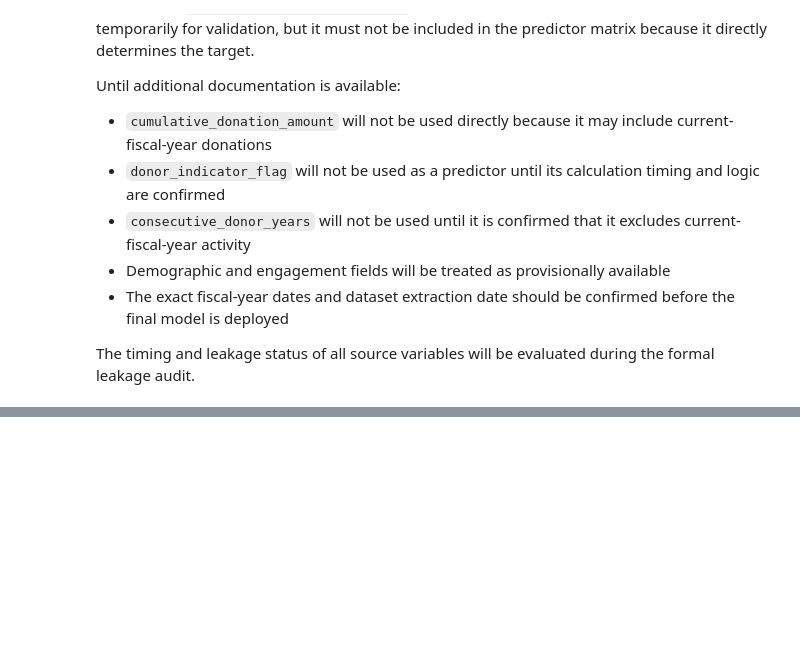
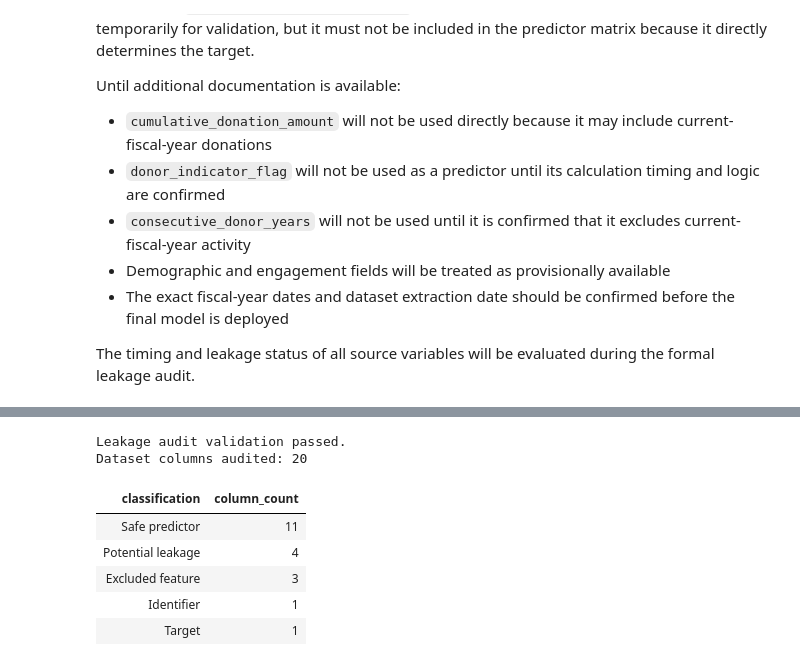
Before and after one commit to MDarkHead/red-cross-donor-prediction, a Jupyter notebook: notebooks/04_feature_engineering.ipynb, the cells around one changed output, grey strips where cells are left out. Drawn from its saved outputs; the diff is of its cells as text; code cells hidden in the pictures; blank space fills up the shorter version.

Commit message:
P4; Task 2: Feature Leakage Assessment Complete

```diff
--- a/notebooks/04_feature_engineering.ipynb
+++ b/notebooks/04_feature_engineering.ipynb
@@ -263,0 +524,57 @@ The timing and leakage status of all source variables will be evaluated during t
+# %%
+# Confirm that each column appears exactly once
+duplicate_audit_columns = leakage_audit["column"].duplicated().sum()
+
+dataset_columns = set(df.columns)
+audited_columns = set(leakage_audit["column"])
+
+missing_audit_columns = sorted(dataset_columns - audited_columns)
+unexpected_audit_columns = sorted(audited_columns - dataset_columns)
+
+invalid_classifications = sorted(
+    set(leakage_audit["classification"])
+    - VALID_LEAKAGE_CLASSIFICATIONS
+)
+
+assert duplicate_audit_columns == 0, (
+    f"The leakage audit contains "
+    f"{duplicate_audit_columns} duplicate column entries."
+)
+
+assert not missing_audit_columns, (
+    f"Columns missing from the leakage audit: "
+    f"{missing_audit_columns}"
+)
+
+assert not unexpected_audit_columns, (
+    f"Audit columns not found in the dataset: "
+    f"{unexpected_audit_columns}"
+)
+
+assert not invalid_classifications, (
+    f"Invalid classifications found: "
+    f"{invalid_classifications}"
+)
+
+print("Leakage audit validation passed.")
+print(f"Dataset columns audited: {len(leakage_audit)}")
+# %% [output]
+Leakage audit validation passed.
+Dataset columns audited: 20
+# %%
+# Summarize the num of columns in each classification
+leakage_audit_summary = (
+    leakage_audit["classification"]
+    .value_counts()
+    .rename_axis("classification")
+    .reset_index(name="column_count")
+)
+
+display(leakage_audit_summary.style.hide(axis="index"))
+# %% [output]
+| classification | column_count |
+| Safe predictor | 11 |
+| Potential leakage | 4 |
+| Excluded feature | 3 |
+| Identifier | 1 |
+| Target | 1 |
```
Also changed, not shown: parts of 3 cells of this notebook.
